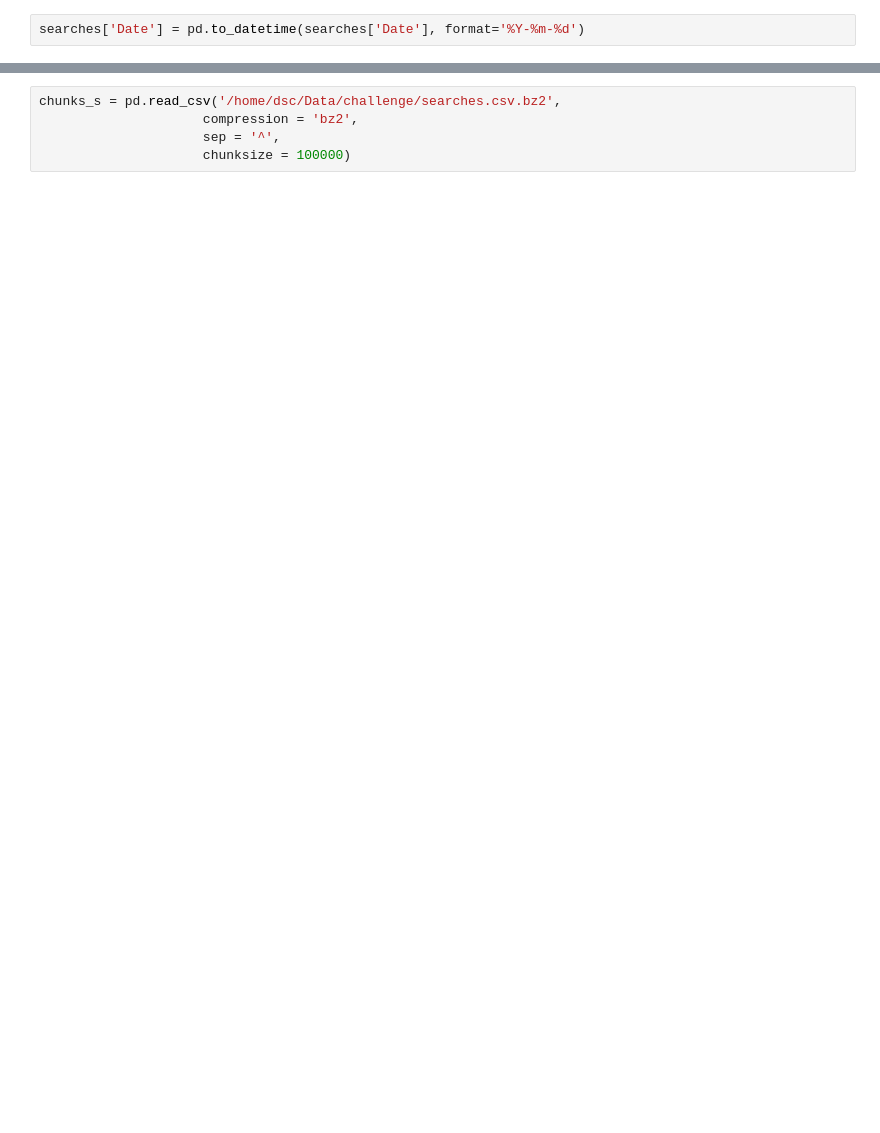
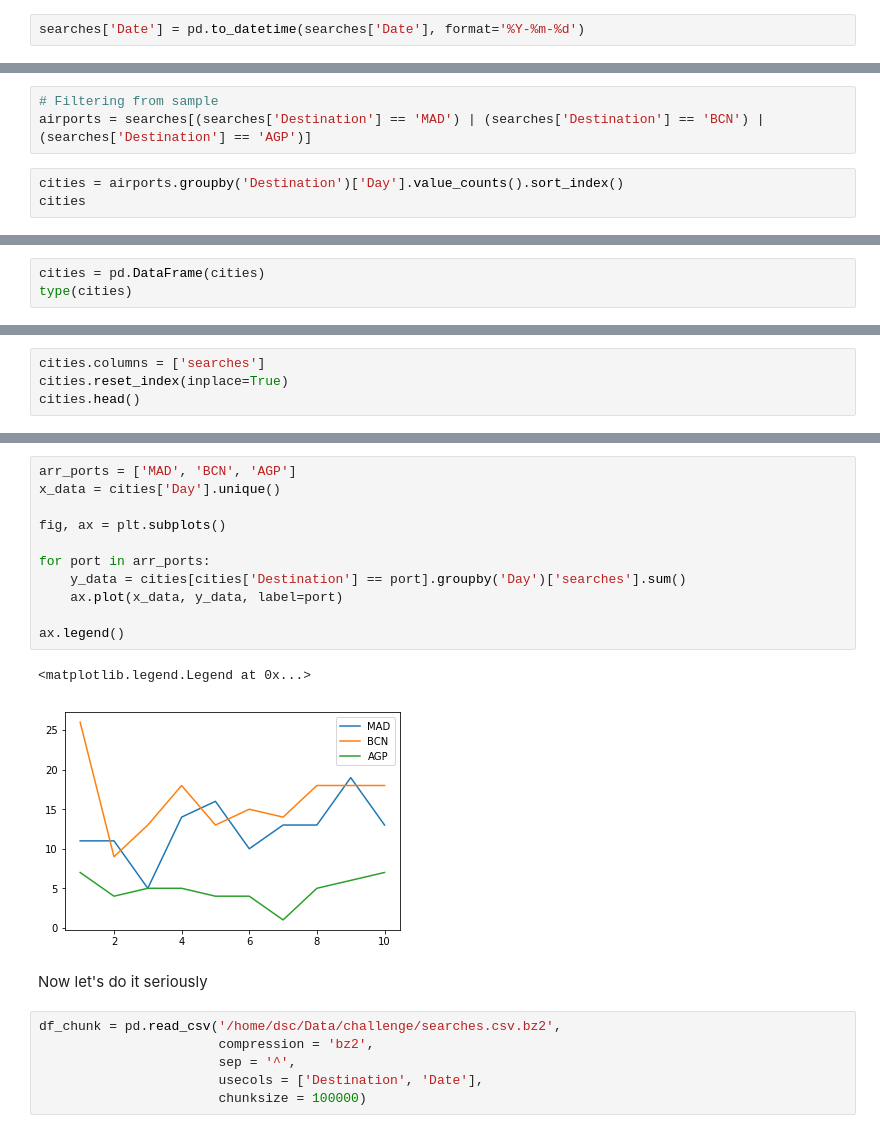
Before and after one commit to jlopezfernandez112/DS_challenge, a Jupyter notebook: DS_challenge.ipynb, the cells around one changed output, grey strips where cells are left out. Drawn from its saved outputs; the diff is of its cells as text; blank space fills up the shorter version.

```diff
--- a/DS_challenge.ipynb
+++ b/DS_challenge.ipynb
@@ -209,0 +242,6 @@ searches = pd.read_csv('/home/dsc/Data/')
+# %%
+# Filtering from sample
+airports = searches[(searches['Destination'] == 'MAD') | (searches['Destination'] == 'BCN') | (searches['Destination'] == 'AGP')]
+# %%
+cities = airports.groupby('Destination')['Day'].value_counts().sort_index()
+cities
@@ -209,0 +266,3 @@ searches = pd.read_csv('/home/dsc/Data/')
+# %%
+cities = pd.DataFrame(cities)
+type(cities)
@@ -209,0 +271,4 @@ searches = pd.read_csv('/home/dsc/Data/')
+# %%
+cities.columns = ['searches']
+cities.reset_index(inplace=True)
+cities.head()
@@ -210,5 +303,22 @@ searches = pd.read_csv('/home/dsc/Data/')
+# %%
+arr_ports = ['MAD', 'BCN', 'AGP']
+x_data = cities['Day'].unique()
+
+fig, ax = plt.subplots()
+
+for port in arr_ports:
+    y_data = cities[cities['Destination'] == port].groupby('Day')['searches'].sum()
+    ax.plot(x_data, y_data, label=port)
+
+ax.legend()
+# %% [output]
+<matplotlib.legend.Legend at 0x...>
+[figure, added]
+# %% [markdown]
+Now let's do it seriously
 # %%
-chunks_s = pd.read_csv('/home/dsc/Data/challenge/searches.csv.bz2',
-                     compression = 'bz2',
-                     sep = '^',
-                     chunksize = 100000)
+df_chunk = pd.read_csv('/home/dsc/Data/challenge/searches.csv.bz2',
+                       compression = 'bz2',
+                       sep = '^',
+                       usecols = ['Destination', 'Date'],
+                       chunksize = 100000)
```
Also changed, not shown: parts of 24 cells of this notebook.
